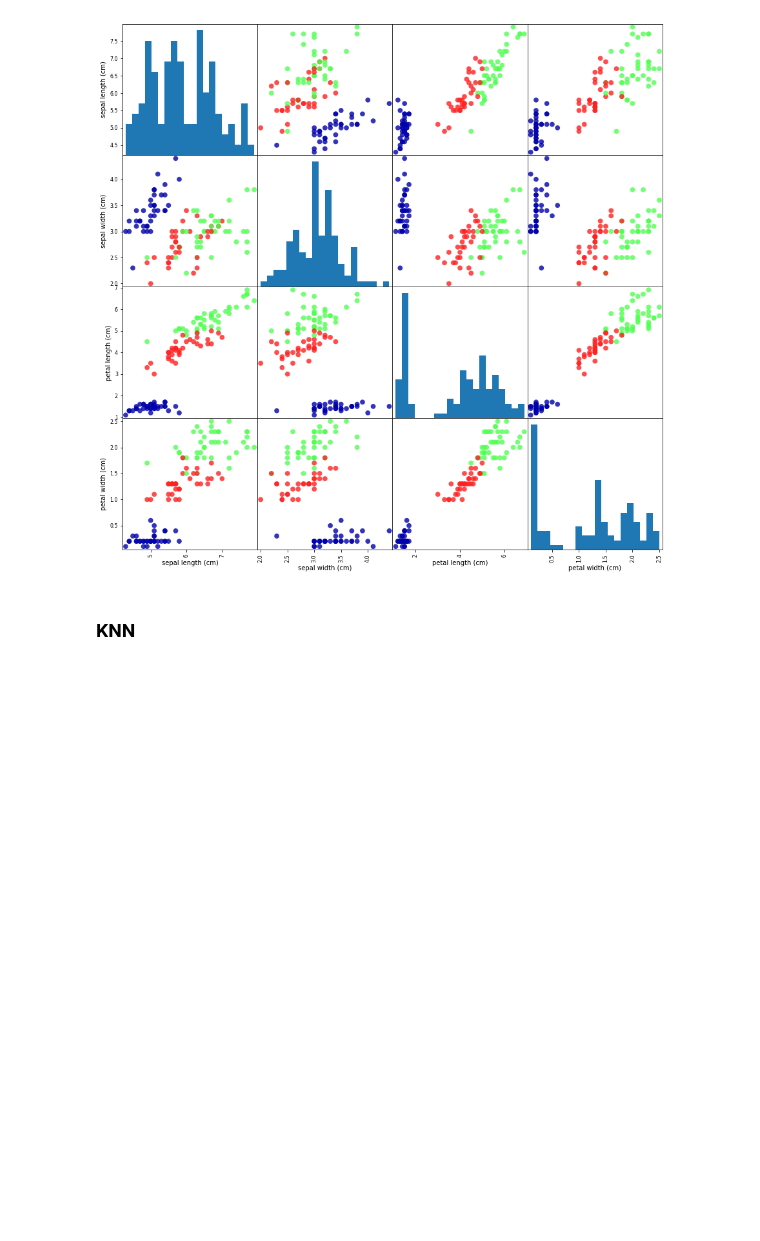
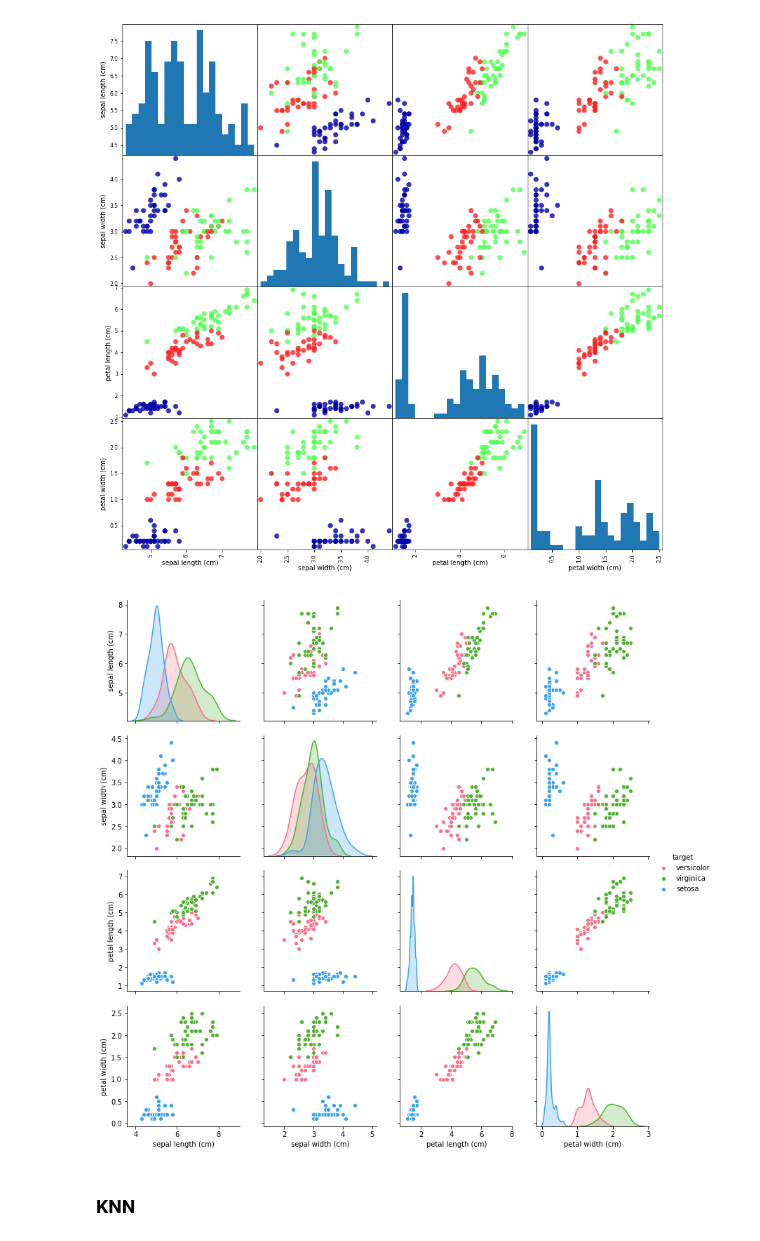
Before and after one commit to tomowind/intro-ml-python, a Jupyter notebook: notebooks/01-introduction.ipynb, the cells around one changed output. Saved outputs shown, nothing was run; the diff lists cells and outputs as text; code cells hidden in the pictures; blank space fills up the shorter version.

Commit message:
Use seaborn

```diff
--- a/notebooks/01-introduction.ipynb
+++ b/notebooks/01-introduction.ipynb
@@ -247,6 +247,12 @@ pd.plotting.scatter_matrix(df, c=y_train, figsize=(15, 15), marker='o',
                            hist_kwds={'bins': 20}, s=60, alpha=.8, cmap=mglearn.cm3);
 # %% [output]
 [figure]
+# %%
+import seaborn as sns
+df['target'] = np.vectorize(lambda x: iris_dataset.target_names[int(x)])(y_train)
+sns.pairplot(df, vars=iris_dataset.feature_names, hue='target', palette="husl", height=2.8);
+# %% [output]
+[figure, added]
 # %% [markdown]
 ### KNN
 # %%
```
Also changed, not shown: 1 other file.
